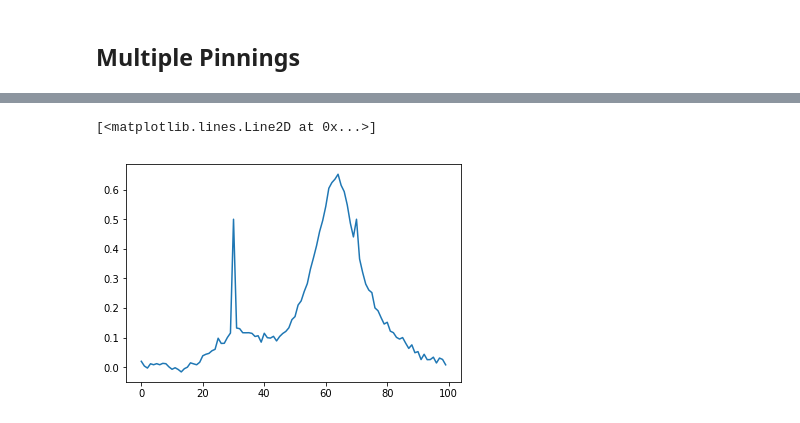
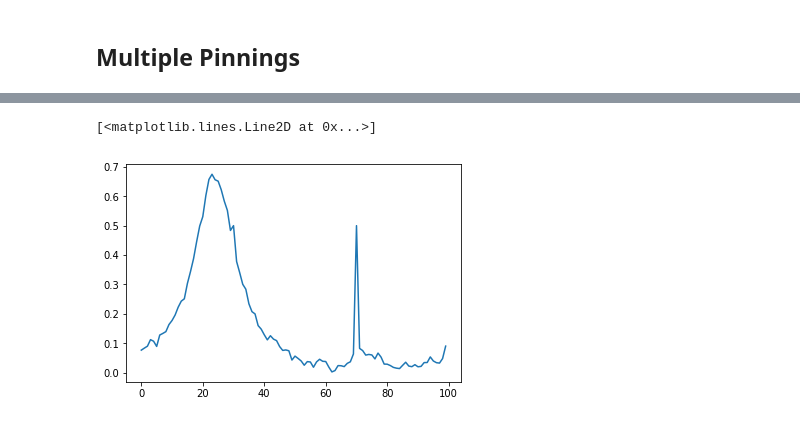
Before and after one commit to btemoshir/learningDynamics, a Jupyter notebook: 7_pinningWeights.ipynb, the cells around one changed output, grey strips where cells are left out. Saved outputs shown, nothing was run; the diff lists cells and outputs as text; code cells hidden in the pictures.

```diff
--- a/7_pinningWeights.ipynb
+++ b/7_pinningWeights.ipynb
@@ -143,5 +143,5 @@ Starting epoch 64
 # %%
-plt.plot(np.array(results3['W'])[999,0])
+plt.plot(np.array(results3['W'])[-1,0])
 # %% [output]
 [<matplotlib.lines.Line2D at 0x...>]
-[figure, old version]
+[figure, new version]
```
Also changed, not shown: parts of 4 cells of this notebook, 3 other files.
